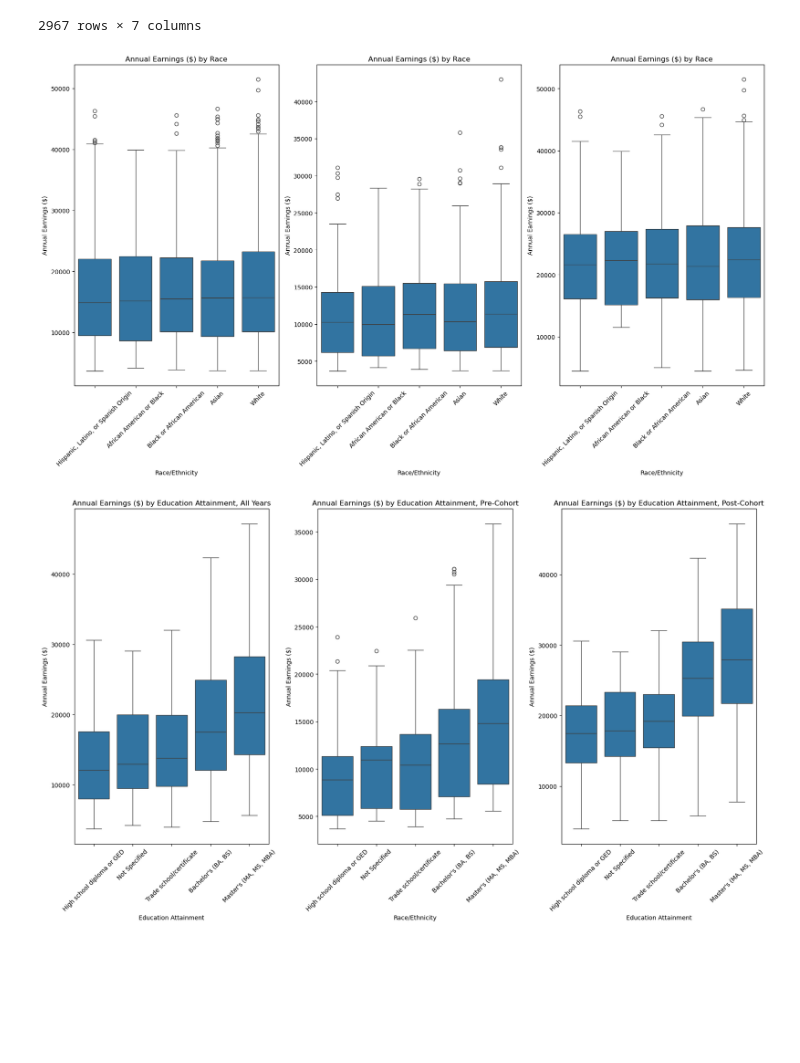
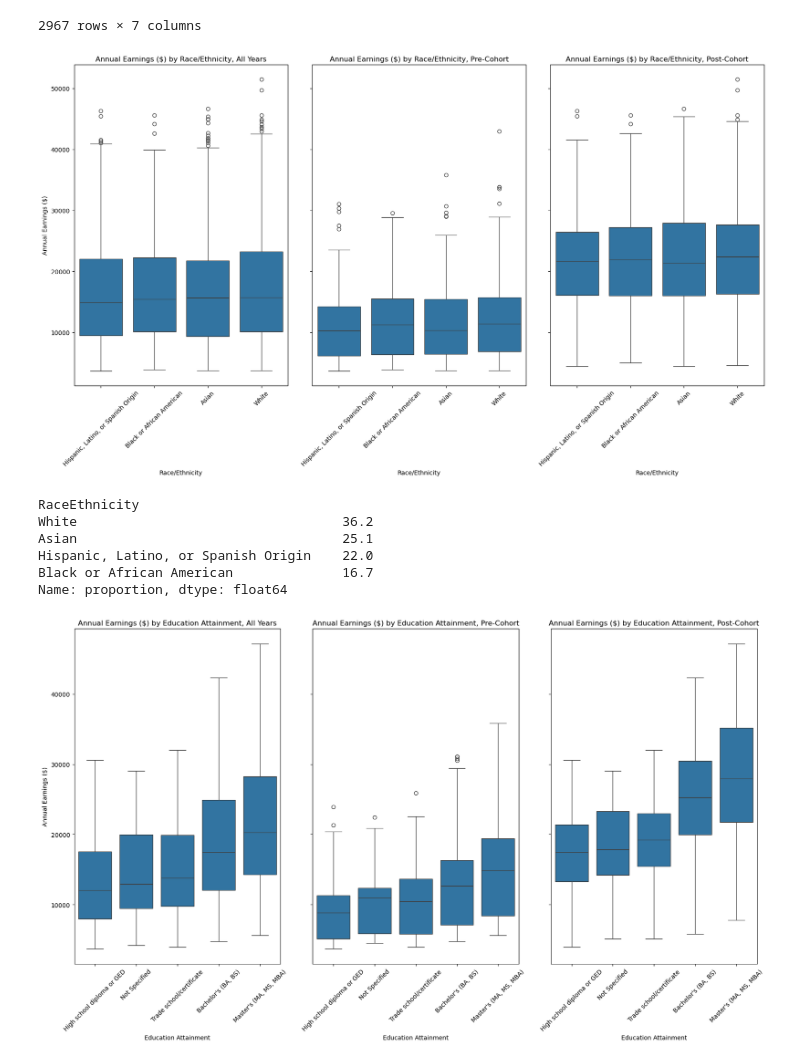
Before and after one commit to reilyfairchild/TP_InterviewActivity, a Jupyter notebook: work.ipynb, the cells around one changed output. Saved outputs shown, nothing was run; the diff lists cells and outputs as text; code cells hidden in the pictures; blank space fills up the shorter version.

```diff
--- a/work.ipynb
+++ b/work.ipynb
@@ -233,6 +226,7 @@ df_notComplete
 # %%
 df_complete = df[df['Participation'] == 'Completed']
-df_final = df_complete[df_complete['FinalStatus'] == 'Included']
+df_complete = df_complete.replace('African American or Black', 'Black or African American')
+df_final = df_complete[df_complete['FinalStatus'] == 'Included'].copy()
 df_final
 # %% [output]
 |  | ClientID | Cohort | Participation | Program | RaceEthnicity | Gender | AgeBracket | EducationAttainment | ... |
@@ -417,46 +414,61 @@ df_race
 # %%
 df_race_annualEarning = annualEarnings_by_dataset('Version 1 - Race/Ethnicity', 'RaceEthnicity')
 df_race = df_race_annualEarning.reset_index()
 
 median_order = df_race.groupby('RaceEthnicity')['Annual Earnings ($)'].median().sort_values().index
 
-fig, axes = plt.subplots(nrows=1, ncols=3, figsize=(17, 10))
+fig, axes = plt.subplots(nrows=1, ncols=3, figsize=(17, 10), sharey=True)
 
 sns.boxplot(data=df_race, x='RaceEthnicity', y='Annual Earnings ($)', order=median_order, ax = axes[0])
-axes[0].set_title('Annual Earnings ($) by Race')
+axes[0].set_title('Annual Earnings ($) by Race/Ethnicity, All Years')
 axes[0].set_xlabel('Race/Ethnicity')
 axes[0].set_ylabel('Annual Earnings ($)')
 axes[0].tick_params(axis="x", labelrotation=45)
 
 
 # earning differentials before starting
 df_race_preCohort = df_race[df_race['Relative Year'] < 0]
 sns.boxplot(data=df_race_preCohort, x='RaceEthnicity', y='Annual Earnings ($)', order=median_order, ax = axes[1])
-axes[1].set_title('Annual Earnings ($) by Race')
+axes[1].set_title('Annual Earnings ($) by Race/Ethnicity, Pre-Cohort')
 axes[1].set_xlabel('Race/Ethnicity')
 axes[1].set_ylabel('Annual Earnings ($)')
 axes[1].tick_params(axis="x", labelrotation=45)
 
+# earning after program
+#if time, update median ordering to see if differences in earnings across race/ethnic groups changed.
 df_race_postCohort = df_race[df_race['Relative Year'] > 0]
 sns.boxplot(data=df_race_postCohort, x='RaceEthnicity', y='Annual Earnings ($)', order=median_order, ax = axes[2])
-axes[2].set_title('Annual Earnings ($) by Race')
+axes[2].set_title('Annual Earnings ($) by Race/Ethnicity, Post-Cohort')
 axes[2].set_xlabel('Race/Ethnicity')
 axes[2].set_ylabel('Annual Earnings ($)')
 axes[2].tick_params(axis="x", labelrotation=45)
 
 plt.tight_layout()
 fig.savefig('figures/AnnualEarnings_by_Race', bbox_inches='tight')
 plt.show()
 # %% [output]
-[figure, old version]
+[figure, new version]
+# %%
+# used ai here, running short on time
+# What is the distribution of data across race/ethnicity?
+df_unique = df_race.drop_duplicates(subset=['ClientID'], keep='first')
+df_unique['RaceEthnicity'].value_counts(normalize=True, dropna=False).mul(100).round(1)
+# %% [output]
+RaceEthnicity
+White                                  36.2
+Asian                                  25.1
+Hispanic, Latino, or Spanish Origin    22.0
+Black or African American              16.7
+Name: proportion, dtype: float64
 # %%
 df_education_annualEarning = annualEarnings_by_dataset('Version 4 - Education', 'EducationAttainment')
 df_education = df_education_annualEarning.reset_index()
 
 median_order = df_education.groupby('EducationAttainment')['Annual Earnings ($)'].median().sort_values().index
 
-fig, axes = plt.subplots(nrows=1, ncols=3, figsize=(17, 10))
+fig, axes = plt.subplots(nrows=1, ncols=3, figsize=(17, 10), sharey=True)
 
+# total earnings, across all years
 sns.boxplot(data=df_education, x='EducationAttainment', y='Annual Earnings ($)', order=median_order, ax = axes[0])
 axes[0].set_title('Annual Earnings ($) by Education Attainment, All Years')
 axes[0].set_xlabel('Education Attainment')
@@ -468,10 +480,11 @@ axes[0].tick_params(axis="x", labelrotation=45)
 df_race_preCohort = df_education[df_education['Relative Year'] < 0]
 sns.boxplot(data=df_race_preCohort, x='EducationAttainment', y='Annual Earnings ($)', order=median_order, ax = axes[1])
 axes[1].set_title('Annual Earnings ($) by Education Attainment, Pre-Cohort')
-axes[1].set_xlabel('Race/Ethnicity')
+axes[1].set_xlabel('Education Attainment')
 axes[1].set_ylabel('Annual Earnings ($)')
 axes[1].tick_params(axis="x", labelrotation=45)
 
+# Earnings after starting cohort
 df_race_postCohort = df_education[df_education['Relative Year'] > 0]
 sns.boxplot(data=df_race_postCohort, x='EducationAttainment', y='Annual Earnings ($)', order=median_order, ax = axes[2])
 axes[2].set_title('Annual Earnings ($) by Education Attainment, Post-Cohort')
@@ -483,4 +496,4 @@ plt.tight_layout()
 fig.savefig('figures/AnnualEarnings_by_Education', bbox_inches='tight')
 plt.show()
 # %% [output]
-[figure, old version]
+[figure, new version]
```
Also changed, not shown: parts of 15 cells of this notebook, 5 other files.
